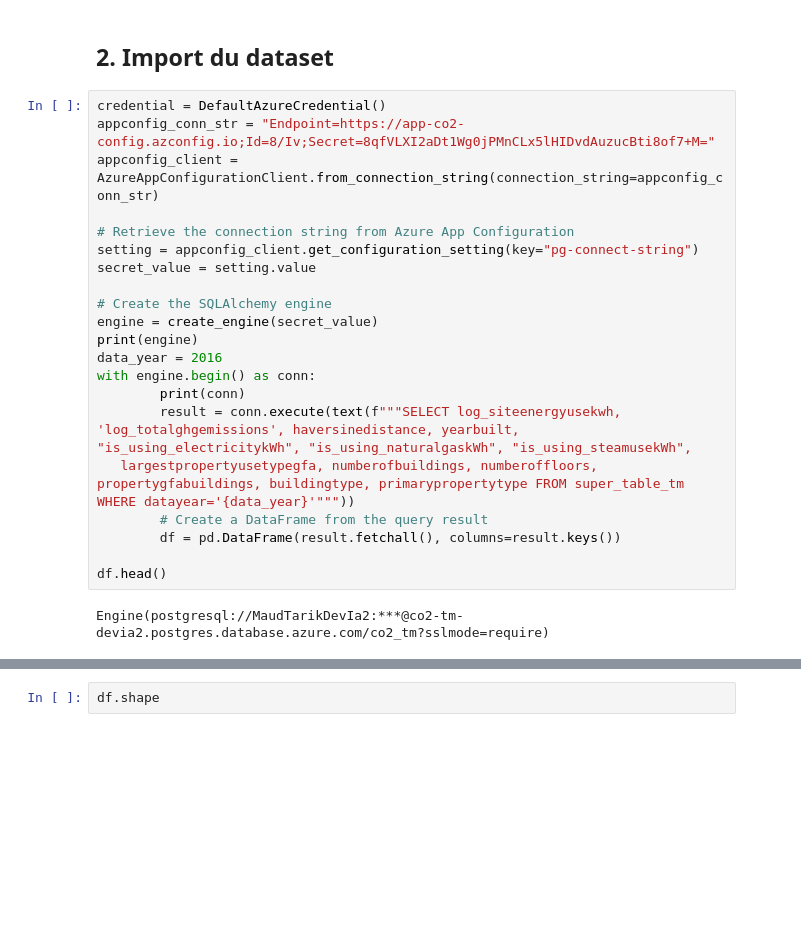
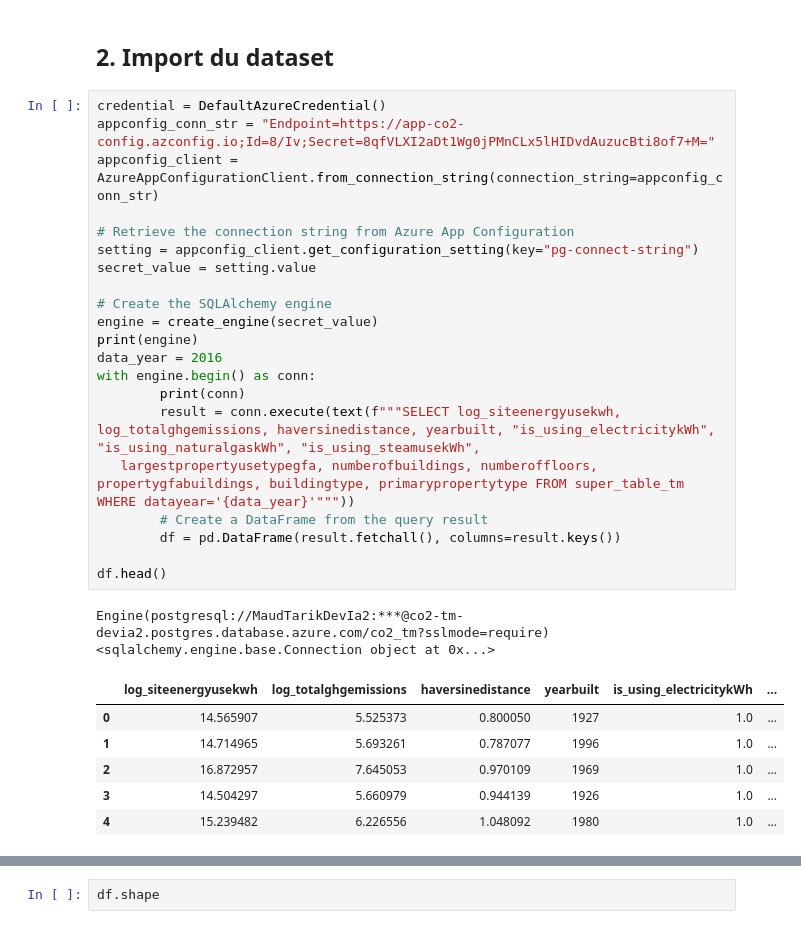
Before and after one commit to data-IA-2022/CO2_Maud_Tarik, a Jupyter notebook: model-multioutput.ipynb, the cells around one changed output, grey strips where cells are left out. Saved outputs shown, nothing was run; the diff lists cells and outputs as text; blank space fills up the shorter version.

```diff
--- a/model-multioutput.ipynb
+++ b/model-multioutput.ipynb
@@ -52,26 +52,33 @@ set_config(display='diagram')
 # %%
 credential = DefaultAzureCredential()
 appconfig_conn_str = "Endpoint=https://app-co2-config.azconfig.io;Id=8/Iv;Secret=8qfVLXI2aDt1Wg0jPMnCLx5lHIDvdAuzucBti8of7+M="
 appconfig_client = AzureAppConfigurationClient.from_connection_string(connection_string=appconfig_conn_str)
 
 # Retrieve the connection string from Azure App Configuration
 setting = appconfig_client.get_configuration_setting(key="pg-connect-string")
 secret_value = setting.value
 
 # Create the SQLAlchemy engine
 engine = create_engine(secret_value)
 print(engine)
 data_year = 2016
 with engine.begin() as conn:
         print(conn)
-        result = conn.execute(text(f"""SELECT log_siteenergyusekwh, 'log_totalghgemissions', haversinedistance, yearbuilt, "is_using_electricitykWh", "is_using_naturalgaskWh", "is_using_steamusekWh",
+        result = conn.execute(text(f"""SELECT log_siteenergyusekwh, log_totalghgemissions, haversinedistance, yearbuilt, "is_using_electricitykWh", "is_using_naturalgaskWh", "is_using_steamusekWh",
    largestpropertyusetypegfa, numberofbuildings, numberoffloors, propertygfabuildings, buildingtype, primarypropertytype FROM super_table_tm WHERE datayear='{data_year}'"""))
         # Create a DataFrame from the query result
         df = pd.DataFrame(result.fetchall(), columns=result.keys())
 
 df.head()
 # %% [output]
 Engine(postgresql://MaudTarikDevIa2:***@co2-tm-devia2.postgres.database.azure.com/co2_tm?sslmode=require)
+<sqlalchemy.engine.base.Connection object at 0x...>
+|  | log_siteenergyusekwh | log_totalghgemissions | haversinedistance | yearbuilt | is_using_electricitykWh | ... |
+| 0 | 14.565907 | 5.525373 | 0.800050 | 1927 | 1.0 | ... |
+| 1 | 14.714965 | 5.693261 | 0.787077 | 1996 | 1.0 | ... |
+| 2 | 16.872957 | 7.645053 | 0.970109 | 1969 | 1.0 | ... |
+| 3 | 14.504297 | 5.660979 | 0.944139 | 1926 | 1.0 | ... |
+| 4 | 15.239482 | 6.226556 | 1.048092 | 1980 | 1.0 | ... |
 # %%
 # drop nan
 df.dropna(axis=0, inplace=True)
```
Also changed, not shown: parts of 13 cells of this notebook.
